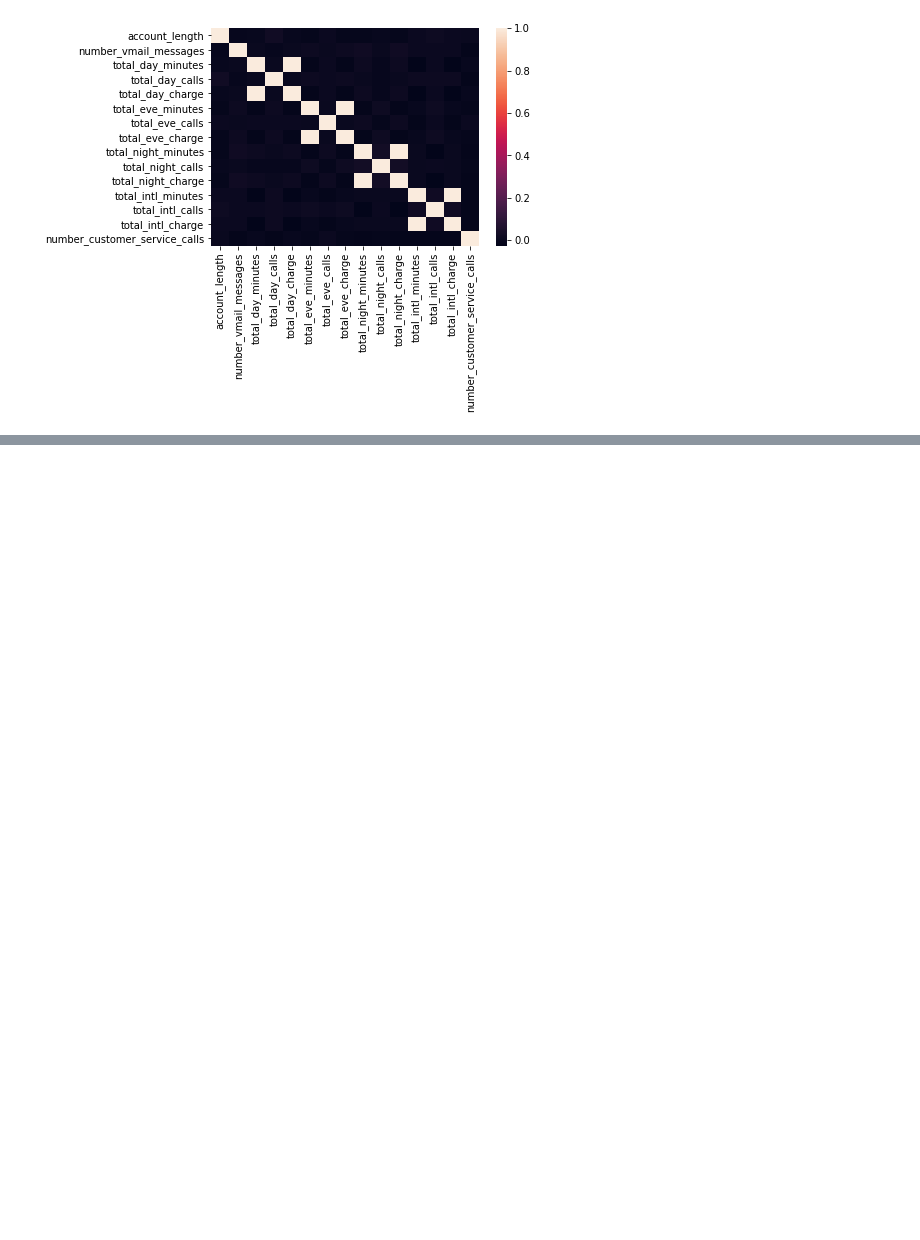
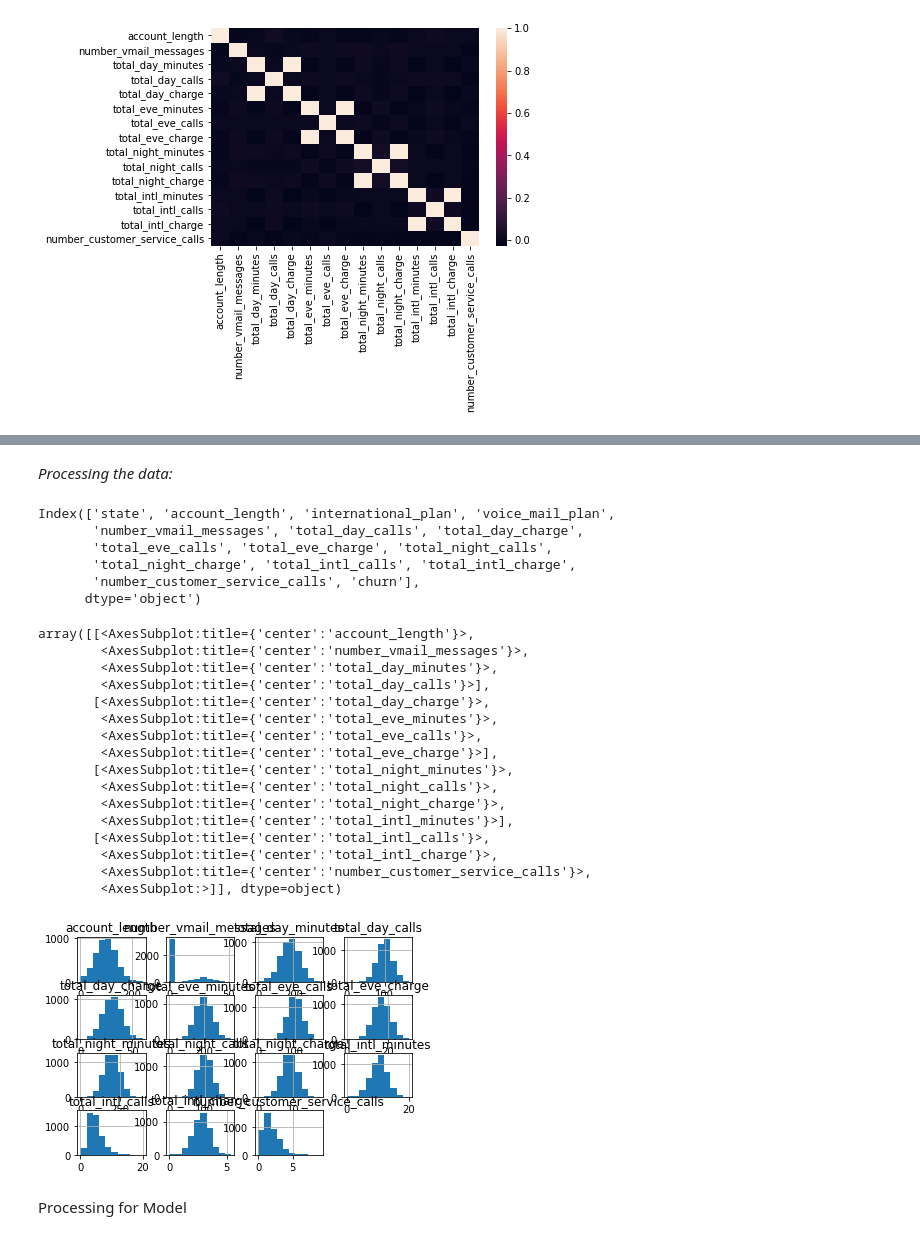
Before and after one commit to NataliaKitaoka/churn-prediction, a Jupyter notebook: data-visualization.ipynb, the cells around one changed output, grey strips where cells are left out. Cells and saved outputs as stored; diff of their text form; code cells hidden in the pictures; blank space fills up the shorter version.

Commit message:
EDA and data processing for model function

```diff
--- a/data-visualization.ipynb
+++ b/data-visualization.ipynb
@@ -28,0 +41,4 @@ train_df.shape
+# %%
+#If importing data from amazon s3
+train_df = wr.s3.read_parquet(path='s3://customer-churn-2020-data/train.parquet')
+test_df = wr.s3.read_parquet(path='s3://customer-churn-2020-data/test.parquet')
@@ -180,0 +162,6 @@ NameError: name 'binary_data' is not defined
+# %%
+#Evaluating the possibility to reduce columns linearly dependendts
+train_df['total_day_charge_per_min'] = train_df['total_day_charge']/train_df['total_day_minutes']
+train_df['total_eve_charge_per_min'] = train_df['total_eve_charge']/train_df['total_eve_minutes']
+train_df['total_night_charge_per_min'] = train_df['total_night_charge']/train_df['total_night_minutes']
+train_df['total_intl_charge_per_min'] = train_df['total_intl_charge']/train_df['total_intl_minutes']
@@ -180,0 +178,5 @@ NameError: name 'binary_data' is not defined
+# %%
+#Like the columns added didn't have much to add, they were dropped
+train_df = train_df.drop(['total_day_charge_per_min',
+       'total_eve_charge_per_min', 'total_night_charge_per_min',
+       'total_intl_charge_per_min'],axis=1)
@@ -180,0 +238,37 @@ NameError: name 'binary_data' is not defined
+# %% [markdown]
+*Processing the data:*
+# %%
+#The 'total_minutes' columns were dropped because they cause redundancy with "Total_charge" columns
+train_df = train_df.drop(['total_day_minutes','total_eve_minutes','total_night_minutes','total_intl_minutes'], axis=1)
+train_df.columns
+# %% [output]
+Index(['state', 'account_length', 'international_plan', 'voice_mail_plan',
+       'number_vmail_messages', 'total_day_calls', 'total_day_charge',
+       'total_eve_calls', 'total_eve_charge', 'total_night_calls',
+       'total_night_charge', 'total_intl_calls', 'total_intl_charge',
+       'number_customer_service_calls', 'churn'],
+      dtype='object')
+# %%
+#Evaluating if the variables are normalized. vmail_msgs, international_calls and cust_serv_calls
+#are non-normalized
+train_df.hist()
+# %% [output]
+array([[<AxesSubplot:title={'center':'account_length'}>,
+        <AxesSubplot:title={'center':'number_vmail_messages'}>,
+        <AxesSubplot:title={'center':'total_day_minutes'}>,
+        <AxesSubplot:title={'center':'total_day_calls'}>],
+       [<AxesSubplot:title={'center':'total_day_charge'}>,
+        <AxesSubplot:title={'center':'total_eve_minutes'}>,
+        <AxesSubplot:title={'center':'total_eve_calls'}>,
+        <AxesSubplot:title={'center':'total_eve_charge'}>],
+       [<AxesSubplot:title={'center':'total_night_minutes'}>,
+        <AxesSubplot:title={'center':'total_night_calls'}>,
+        <AxesSubplot:title={'center':'total_night_charge'}>,
+        <AxesSubplot:title={'center':'total_intl_minutes'}>],
+       [<AxesSubplot:title={'center':'total_intl_calls'}>,
+        <AxesSubplot:title={'center':'total_intl_charge'}>,
+        <AxesSubplot:title={'center':'number_customer_service_calls'}>,
+        <AxesSubplot:>]], dtype=object)
+[figure, added]
+# %% [markdown]
+Processing for Model
```
Also changed, not shown: parts of 29 cells of this notebook.
